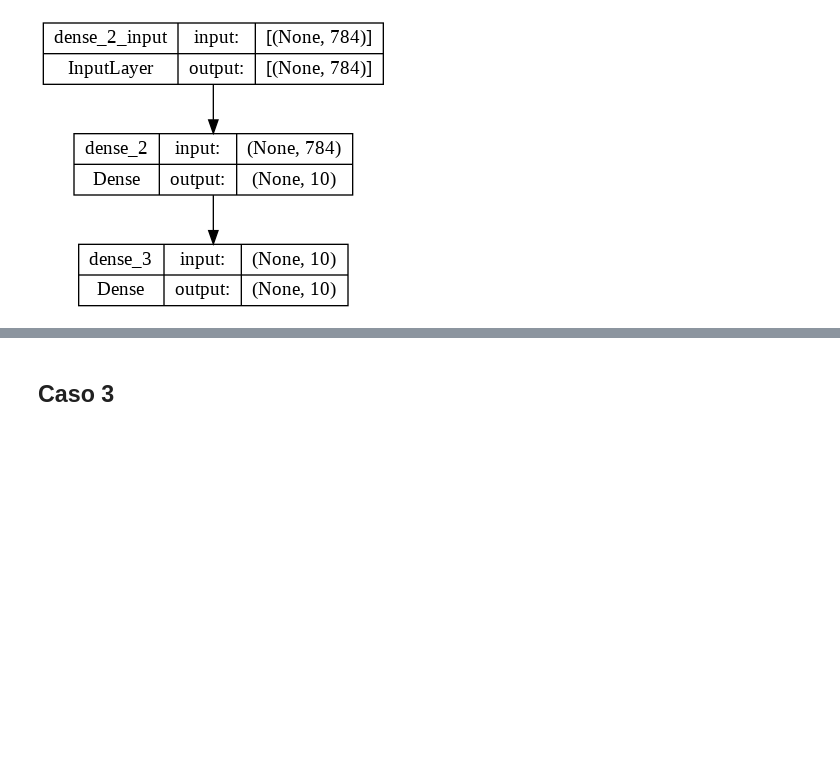
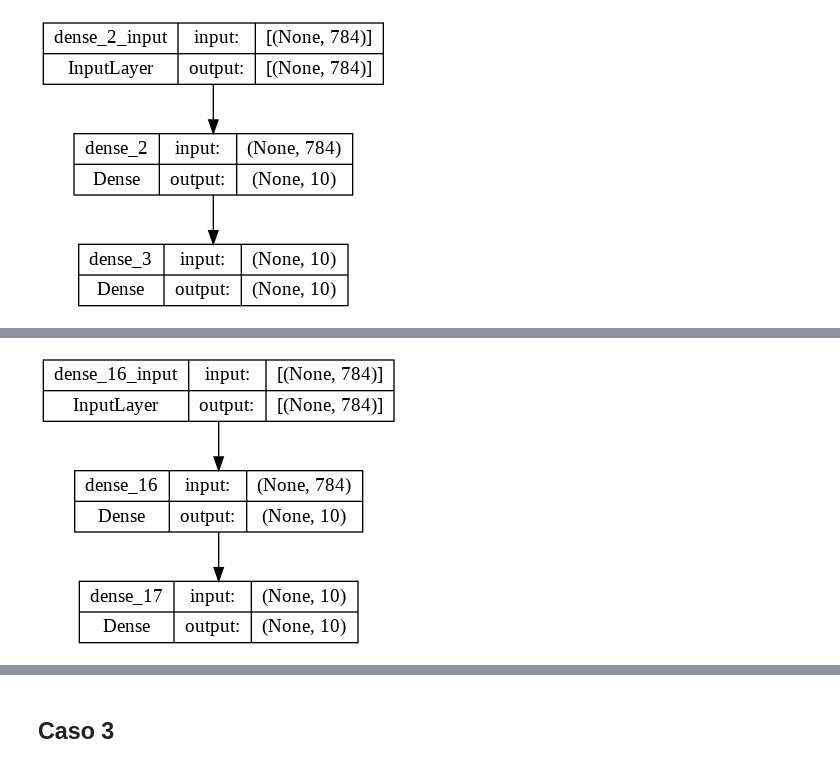
Before and after one commit to Yedramartinolmos/P1AA, a Jupyter notebook: AA_PRACTICA1_GRUPO_7.ipynb, the cells around one changed output, grey strips where cells are left out. Drawn from its saved outputs; the diff is of its cells as text; code cells hidden in the pictures; blank space fills up the shorter version.

```diff
--- a/AA_PRACTICA1_GRUPO_7.ipynb
+++ b/AA_PRACTICA1_GRUPO_7.ipynb
@@ -295,0 +297,7 @@ print('test_acc:', test_acc)
+# %%
+from keras import models
+from keras import layers
+network22 = models.Sequential()
+network22.add(layers.Dense(10, activation='relu', input_shape=(28*28,)))
+network22.add(layers.Dense(10, activation='softmax'))
+network22.summary()
@@ -295,0 +318,4 @@ print('test_acc:', test_acc)
+# %%
+keras.utils.plot_model(network22, "my_first_model.png", show_shapes=True)
+# %% [output]
+[figure, added]
```
Also changed, not shown: parts of 31 cells of this notebook.
